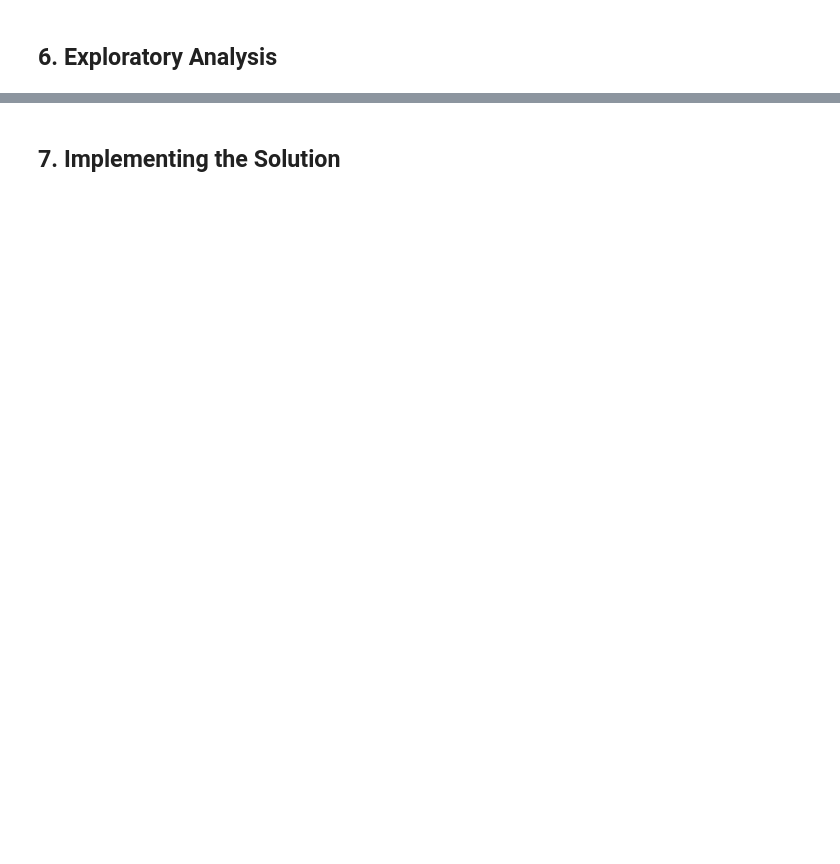
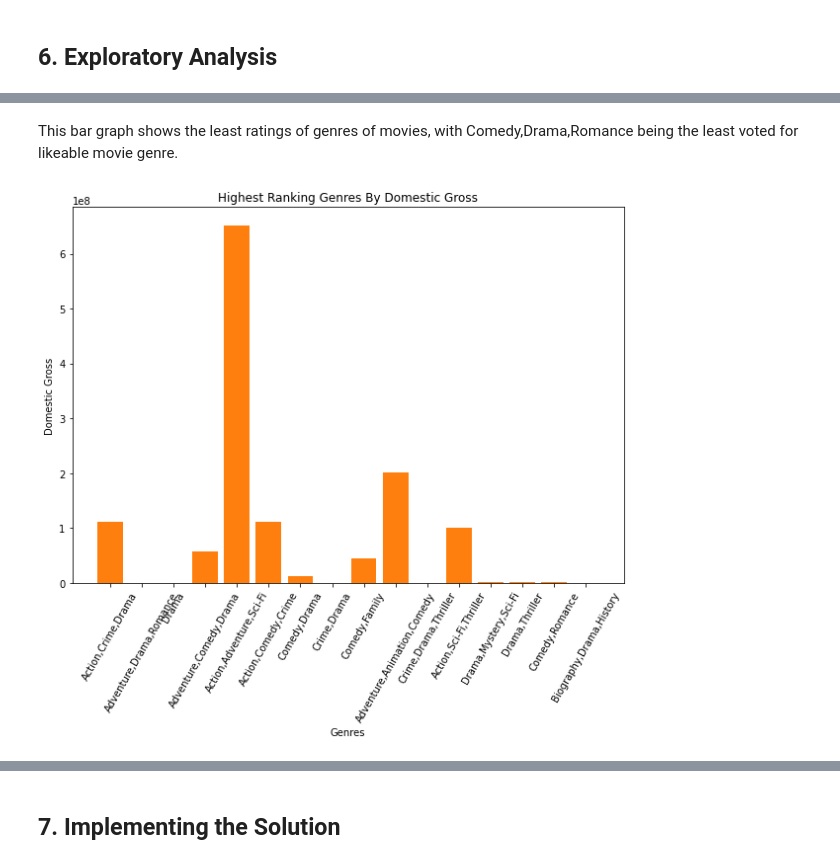
Before and after one commit to judy-sonnie/project-cempletion, a Jupyter notebook: Phase 1 project.ipynb, the cells around one changed output, grey strips where cells are left out. Saved outputs shown, nothing was run; the diff lists cells and outputs as text; code cells hidden in the pictures; blank space fills up the shorter version.

```diff
--- a/Phase 1 project.ipynb
+++ b/Phase 1 project.ipynb
@@ -28,0 +165,5 @@
+# %%
+#rename my column to be able to merge
+
+gross_df.rename(columns = {'title':'primary_title'}, inplace = True)
+gross_df.head()
@@ -75,0 +541,17 @@ Making sure your data matches something outside of the dataset is very important
+# %% [markdown]
+This bar graph shows the least ratings of genres of movies, with Comedy,Drama,Romance being the least voted for likeable movie genre.
+# %%
+fig = plt.figure(figsize =(10, 7))
+df1=df.head(20)
+x =df1['genres'][:20].values
+y =df1['domestic_gross'][:20]
+plt.bar(x[0:10], y[0:10])
+ax = plt.gca()
+ax.tick_params(axis='x', labelrotation = 60)
+ax.set_xlabel("Genres")
+ax.set_ylabel("Domestic Gross")
+ax.set_title("Highest Ranking Genres By Domestic Gross")
+plt.bar(x,y)
+plt.show()
+# %% [output]
+[figure, added]
```
Also changed, not shown: parts of 75 cells of this notebook.
